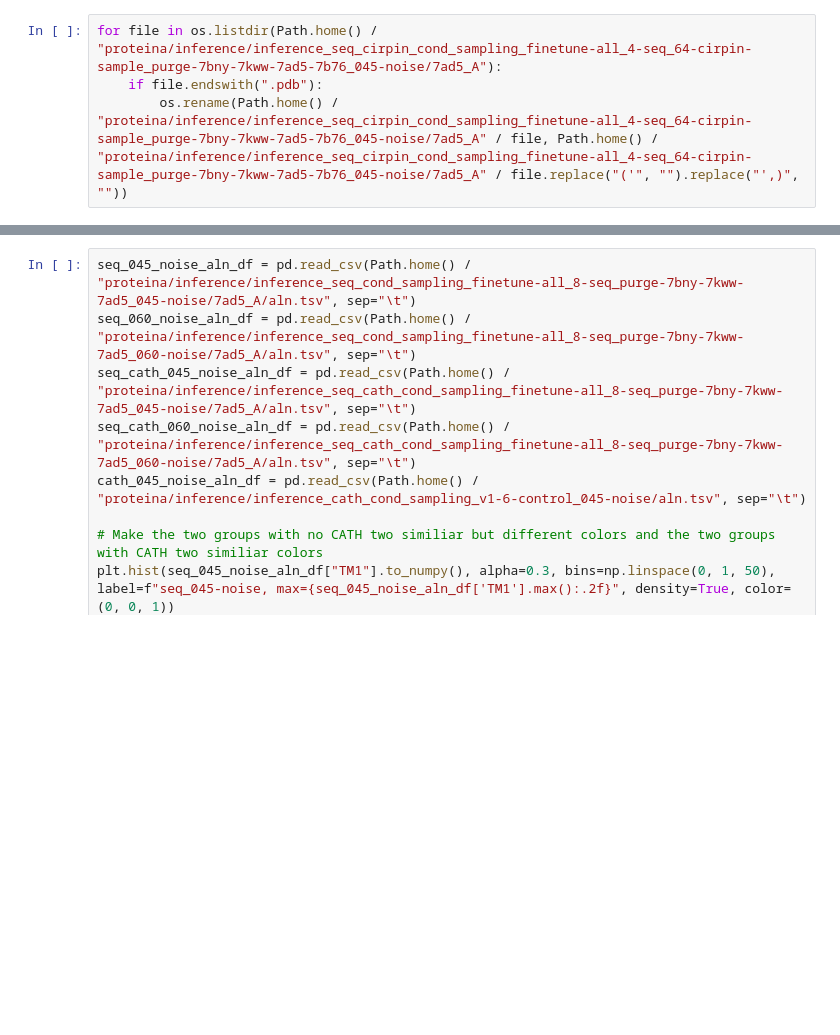
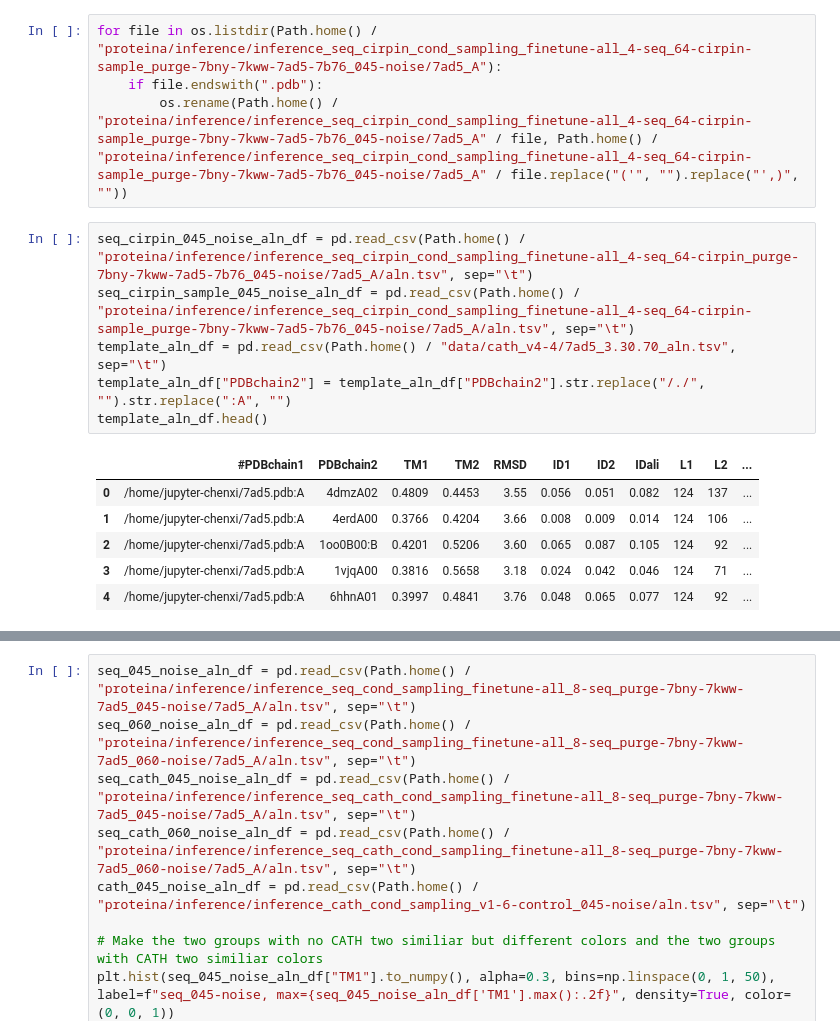
Before and after one commit to Yuwan3154/proteina, a Jupyter notebook: proteina.ipynb, the cells around one changed output, grey strips where cells are left out. Drawn from its saved outputs; the diff is of its cells as text; blank space fills up the shorter version.

```diff
--- a/proteina.ipynb
+++ b/proteina.ipynb
@@ -174,6 +174,19 @@ plt.show()
 for file in os.listdir(Path.home() / "proteina/inference/inference_seq_cirpin_cond_sampling_finetune-all_4-seq_64-cirpin-sample_purge-7bny-7kww-7ad5-7b76_045-noise/7ad5_A"):
     if file.endswith(".pdb"):
         os.rename(Path.home() / "proteina/inference/inference_seq_cirpin_cond_sampling_finetune-all_4-seq_64-cirpin-sample_purge-7bny-7kww-7ad5-7b76_045-noise/7ad5_A" / file, Path.home() / "proteina/inference/inference_seq_cirpin_cond_sampling_finetune-all_4-seq_64-cirpin-sample_purge-7bny-7kww-7ad5-7b76_045-noise/7ad5_A" / file.replace("('", "").replace("',)", ""))
+# %%
+seq_cirpin_045_noise_aln_df = pd.read_csv(Path.home() / "proteina/inference/inference_seq_cirpin_cond_sampling_finetune-all_4-seq_64-cirpin_purge-7bny-7kww-7ad5-7b76_045-noise/7ad5_A/aln.tsv", sep="\t")
+seq_cirpin_sample_045_noise_aln_df = pd.read_csv(Path.home() / "proteina/inference/inference_seq_cirpin_cond_sampling_finetune-all_4-seq_64-cirpin-sample_purge-7bny-7kww-7ad5-7b76_045-noise/7ad5_A/aln.tsv", sep="\t")
+template_aln_df = pd.read_csv(Path.home() / "data/cath_v4-4/7ad5_3.30.70_aln.tsv", sep="\t")
+template_aln_df["PDBchain2"] = template_aln_df["PDBchain2"].str.replace("/./", "").str.replace(":A", "")
+template_aln_df.head()
+# %% [output]
+|  | #PDBchain1 | PDBchain2 | TM1 | TM2 | RMSD | ID1 | ID2 | IDali | L1 | L2 | ... |
+| 0 | /home/jupyter-chenxi/7ad5.pdb:A | 4dmzA02 | 0.4809 | 0.4453 | 3.55 | 0.056 | 0.051 | 0.082 | 124 | 137 | ... |
+| 1 | /home/jupyter-chenxi/7ad5.pdb:A | 4erdA00 | 0.3766 | 0.4204 | 3.66 | 0.008 | 0.009 | 0.014 | 124 | 106 | ... |
+| 2 | /home/jupyter-chenxi/7ad5.pdb:A | 1oo0B00:B | 0.4201 | 0.5206 | 3.60 | 0.065 | 0.087 | 0.105 | 124 | 92 | ... |
+| 3 | /home/jupyter-chenxi/7ad5.pdb:A | 1vjqA00 | 0.3816 | 0.5658 | 3.18 | 0.024 | 0.042 | 0.046 | 124 | 71 | ... |
+| 4 | /home/jupyter-chenxi/7ad5.pdb:A | 6hhnA01 | 0.3997 | 0.4841 | 3.76 | 0.048 | 0.065 | 0.077 | 124 | 92 | ... |
 # %%
 seq_045_noise_aln_df = pd.read_csv(Path.home() / "proteina/inference/inference_seq_cond_sampling_finetune-all_8-seq_purge-7bny-7kww-7ad5_045-noise/7ad5_A/paired_aln.tsv", sep="\t")
 seq_060_noise_aln_df = pd.read_csv(Path.home() / "proteina/inference/inference_seq_cond_sampling_finetune-all_8-seq_purge-7bny-7kww-7ad5_060-noise/7ad5_A/paired_aln.tsv", sep="\t")
```
Also changed, not shown: parts of 2 cells of this notebook.
